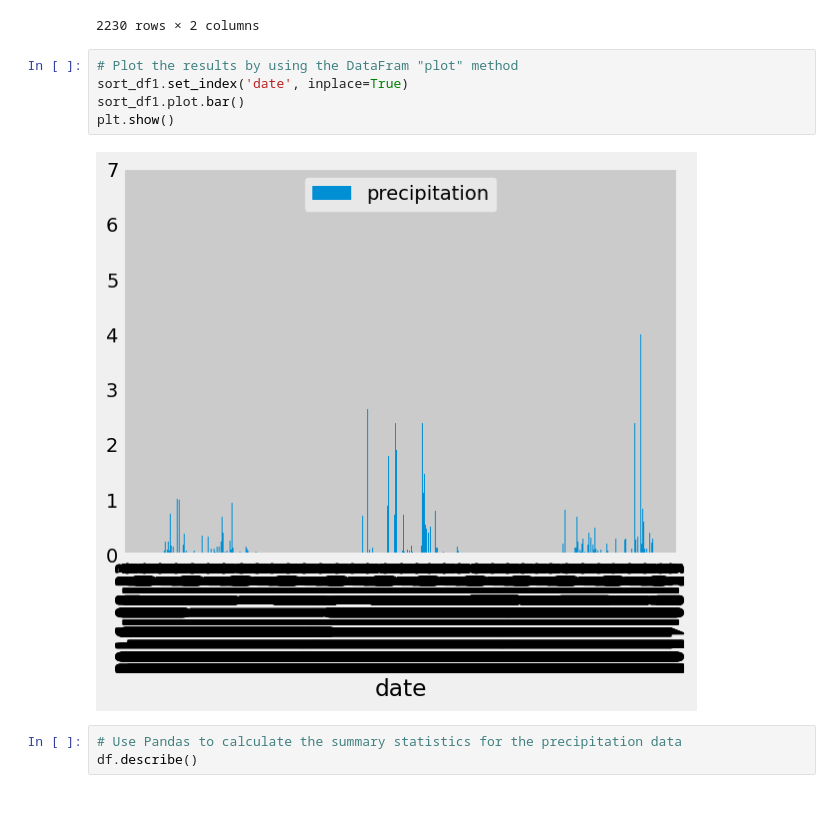
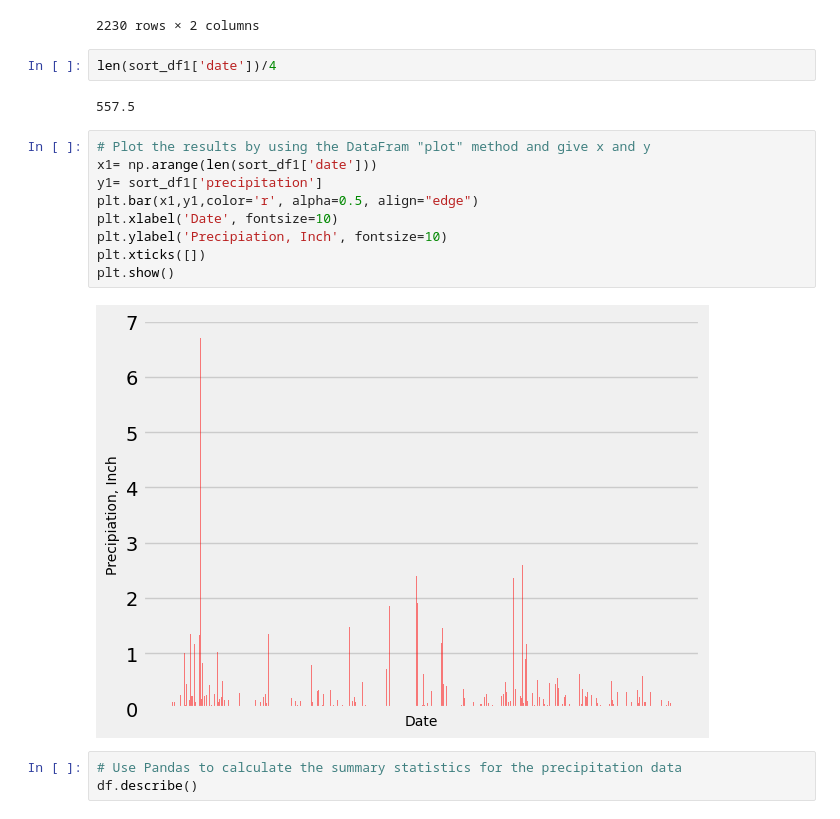
Before and after one commit to julo123456/sqlalchemy_challenge, a Jupyter notebook: climate_starter.ipynb, the cells around one changed output. Cells and saved outputs as stored; diff of their text form.

Commit message:
modified all files to fix bar graphs in climate_starter.ipymb and the two .py files.

```diff
--- a/climate_starter.ipynb
+++ b/climate_starter.ipynb
@@ -156,13 +155,21 @@ sort_df1
 | 1528 | 2017-08-23 | 0.08 |
 | 2229 | 2017-08-23 | 0.45 |
 2230 rows × 2 columns
+# %%
+len(sort_df1['date'])/4
+# %% [output]
+557.5
 # %%
-# Plot the results by using the DataFram "plot" method
-sort_df1.set_index('date', inplace=True)
-sort_df1.plot.bar()
+# Plot the results by using the DataFram "plot" method and give x and y
+x1= np.arange(len(sort_df1['date']))
+y1= sort_df1['precipitation']
+plt.bar(x1,y1,color='r', alpha=0.5, align="edge")
+plt.xlabel('Date', fontsize=10)
+plt.ylabel('Precipiation, Inch', fontsize=10)
+plt.xticks([])
 plt.show()
 # %% [output]
-[figure, old version]
+[figure, new version]
 # %%
 # Use Pandas to calculate the summary statistics for the precipitation data
 df.describe()
```
Also changed, not shown: parts of 3 cells of this notebook, 2 other files.
